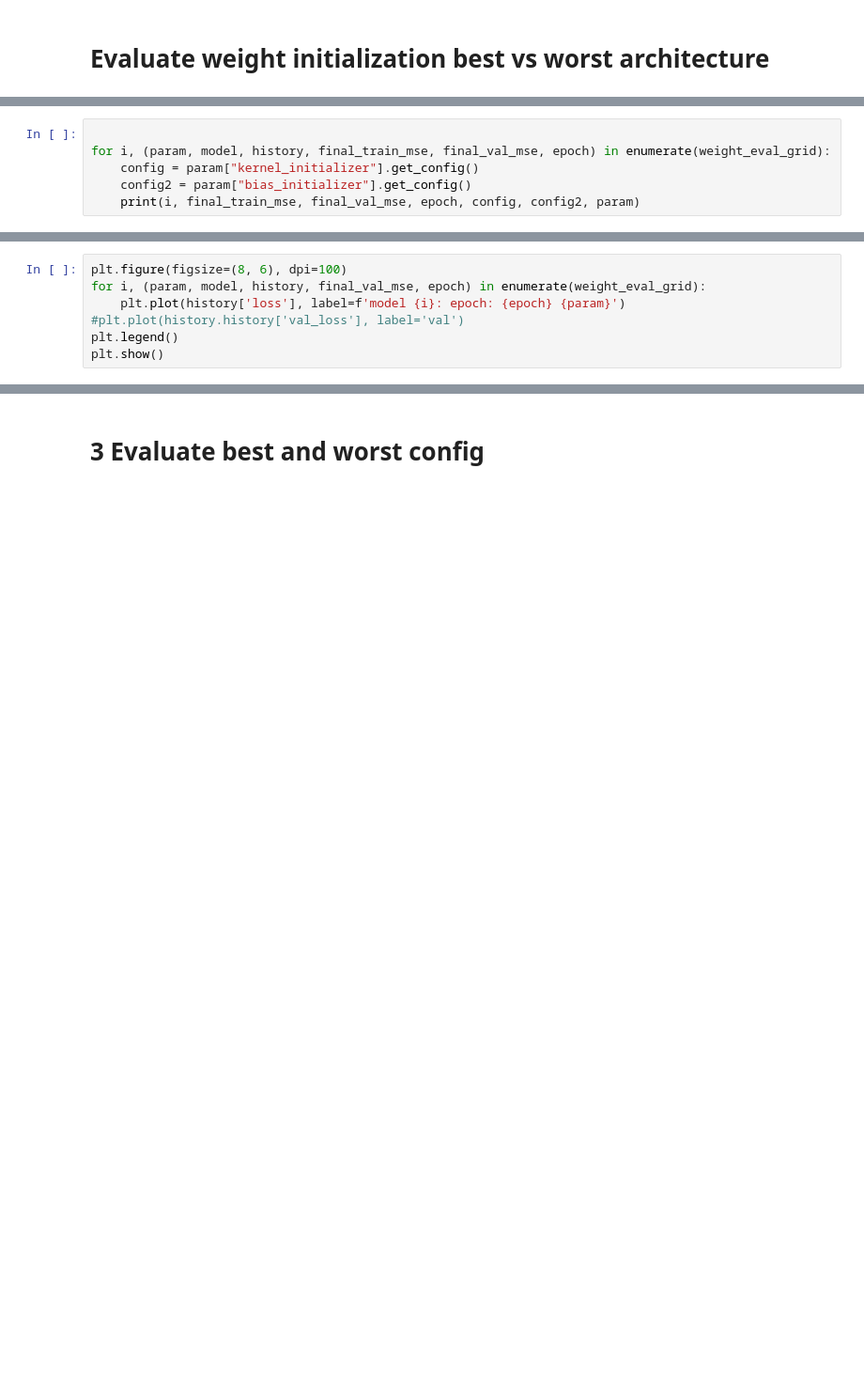
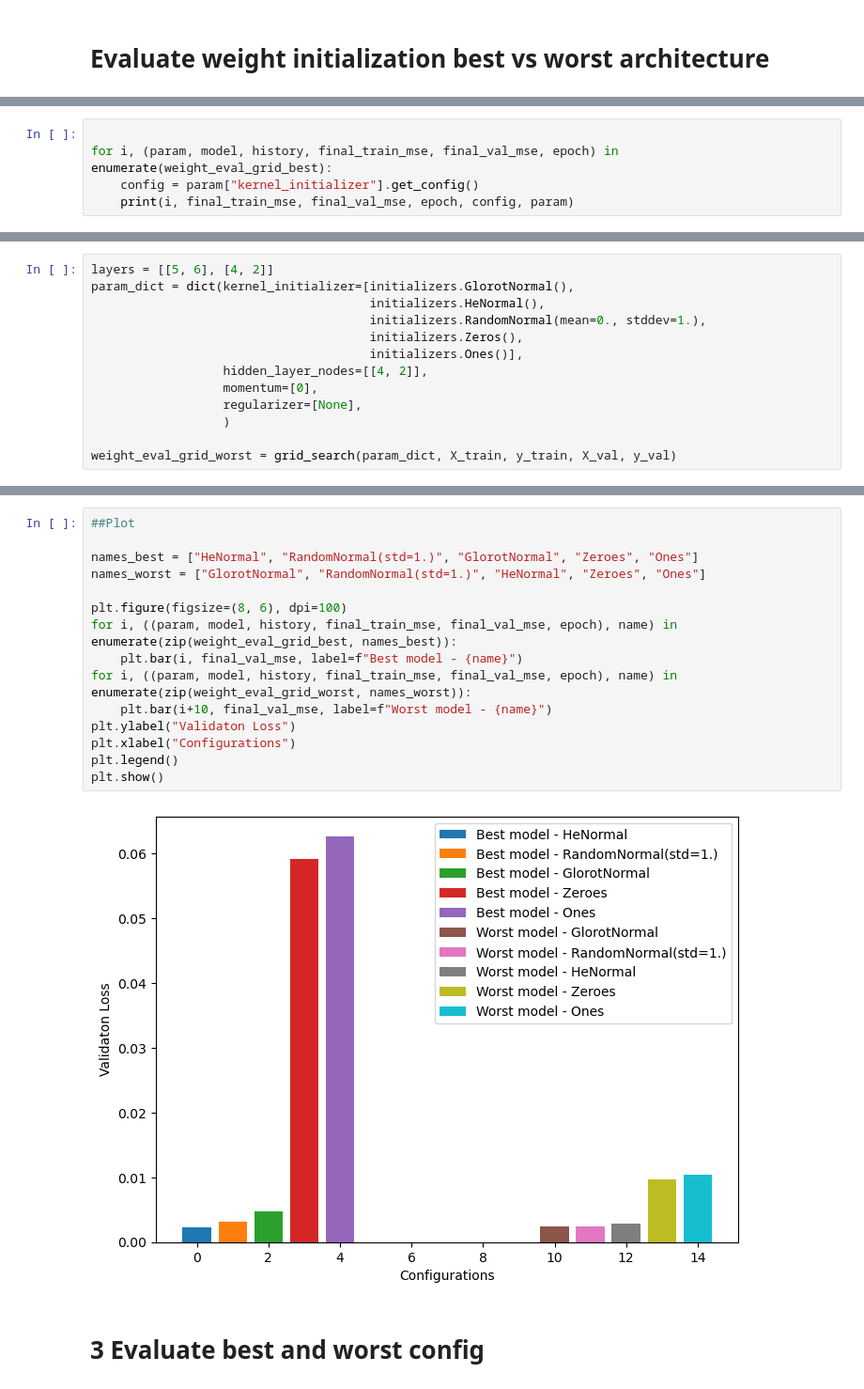
Before and after one commit to KevinArmbruster/ml_lab, a Jupyter notebook: Lab1b/Task 4.ipynb, the cells around one changed output, grey strips where cells are left out. Shown at 94% size. Drawn from its saved outputs; the diff is of its cells as text; blank space fills up the shorter version.

```diff
--- a/Lab1b/Task 4.ipynb
+++ b/Lab1b/Task 4.ipynb
@@ -257,7 +266,6 @@ Epoch 7
 # %%
 
-for i, (param, model, history, final_train_mse, final_val_mse, epoch) in enumerate(weight_eval_grid):
+for i, (param, model, history, final_train_mse, final_val_mse, epoch) in enumerate(weight_eval_grid_best):
     config = param["kernel_initializer"].get_config()
-    config2 = param["bias_initializer"].get_config()
-    print(i, final_train_mse, final_val_mse, epoch, config, config2, param)
+    print(i, final_train_mse, final_val_mse, epoch, config, param)
 # %% [output]
@@ -276,7 +276,0 @@ for i, (param, model, history, final_train_mse, final_val_mse, epoch) in enumera
-# %%
-plt.figure(figsize=(8, 6), dpi=100)
-for i, (param, model, history, final_val_mse, epoch) in enumerate(weight_eval_grid):
-    plt.plot(history['loss'], label=f'model {i}: epoch: {epoch} {param}')
-#plt.plot(history.history['val_loss'], label='val')
-plt.legend()
-plt.show()
@@ -284,0 +277,13 @@ plt.show()
+# %%
+layers = [[5, 6], [4, 2]]
+param_dict = dict(kernel_initializer=[initializers.GlorotNormal(),
+                                      initializers.HeNormal(),
+                                      initializers.RandomNormal(mean=0., stddev=1.),
+                                      initializers.Zeros(),
+                                      initializers.Ones()],
+                  hidden_layer_nodes=[[4, 2]],
+                  momentum=[0],
+                  regularizer=[None],
+                  )
+
+weight_eval_grid_worst = grid_search(param_dict, X_train, y_train, X_val, y_val)
@@ -285,3 +319,20 @@ plt.show()
+# %%
+##Plot
+
+names_best = ["HeNormal", "RandomNormal(std=1.)", "GlorotNormal", "Zeroes", "Ones"]
+names_worst = ["GlorotNormal", "RandomNormal(std=1.)", "HeNormal", "Zeroes", "Ones"]
+
+plt.figure(figsize=(8, 6), dpi=100)
+for i, ((param, model, history, final_train_mse, final_val_mse, epoch), name) in enumerate(zip(weight_eval_grid_best, names_best)):
+    plt.bar(i, final_val_mse, label=f"Best model - {name}")
+for i, ((param, model, history, final_train_mse, final_val_mse, epoch), name) in enumerate(zip(weight_eval_grid_worst, names_worst)):
+    plt.bar(i+10, final_val_mse, label=f"Worst model - {name}")
+plt.ylabel("Validaton Loss")
+plt.xlabel("Configurations")
+plt.legend()
+plt.show()
+# %% [output]
+[figure, added]
 # %% [markdown]
 # 3 Evaluate best and worst config
 # %%
```
Also changed, not shown: parts of 21 cells of this notebook, 1 other file.
